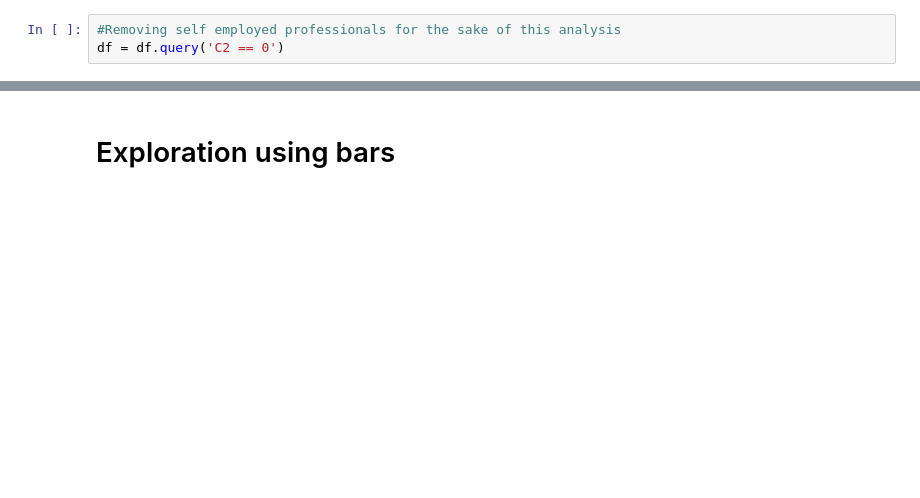
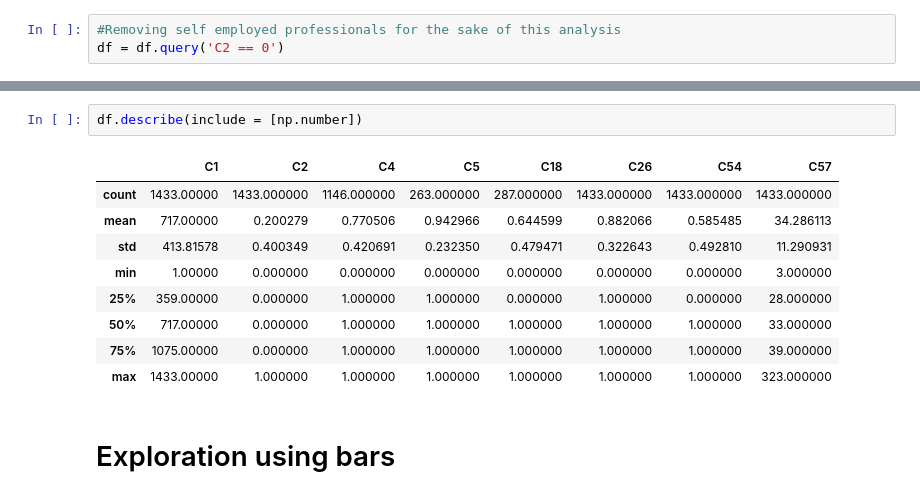
Before and after one commit to abimur-123/Mentalhealth_project, a Jupyter notebook: scripts/Data_EDA.ipynb, the cells around one changed output, grey strips where cells are left out. Cells and saved outputs as stored; diff of their text form; blank space fills up the shorter version.

```diff
--- a/scripts/Data_EDA.ipynb
+++ b/scripts/Data_EDA.ipynb
@@ -104,3 +185,15 @@ df = df.query('C2 == 0')
+# %%
+df.describe(include = [np.number])
+# %% [output]
+|  | C1 | C2 | C4 | C5 | C18 | C26 | C54 | C57 |
+| count | 1433.00000 | 1433.000000 | 1146.000000 | 263.000000 | 287.000000 | 1433.000000 | 1433.000000 | 1433.000000 |
+| mean | 717.00000 | 0.200279 | 0.770506 | 0.942966 | 0.644599 | 0.882066 | 0.585485 | 34.286113 |
+| std | 413.81578 | 0.400349 | 0.420691 | 0.232350 | 0.479471 | 0.322643 | 0.492810 | 11.290931 |
+| min | 1.00000 | 0.000000 | 0.000000 | 0.000000 | 0.000000 | 0.000000 | 0.000000 | 3.000000 |
+| 25% | 359.00000 | 0.000000 | 1.000000 | 1.000000 | 0.000000 | 1.000000 | 0.000000 | 28.000000 |
+| 50% | 717.00000 | 0.000000 | 1.000000 | 1.000000 | 1.000000 | 1.000000 | 1.000000 | 33.000000 |
+| 75% | 1075.00000 | 0.000000 | 1.000000 | 1.000000 | 1.000000 | 1.000000 | 1.000000 | 39.000000 |
+| max | 1433.00000 | 1.000000 | 1.000000 | 1.000000 | 1.000000 | 1.000000 | 1.000000 | 323.000000 |
 # %% [markdown]
 # Exploration using bars
 # %%
```
Also changed, not shown: parts of 14 cells of this notebook.
